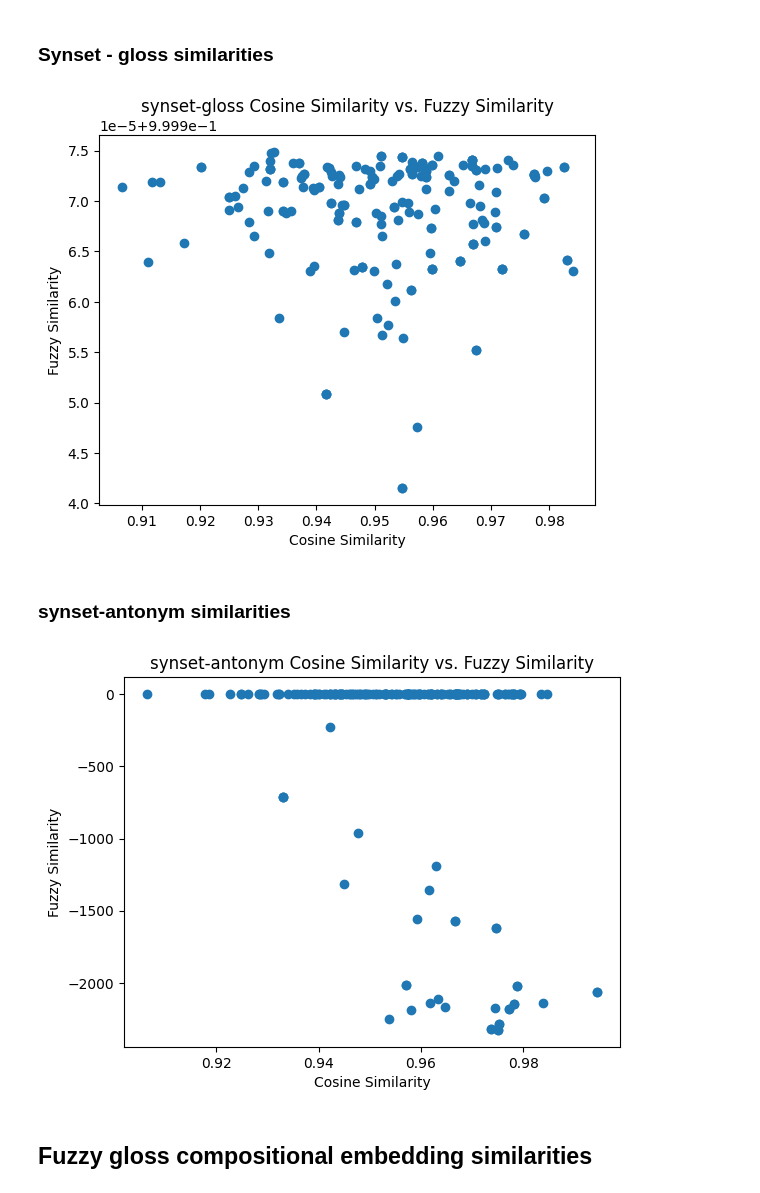
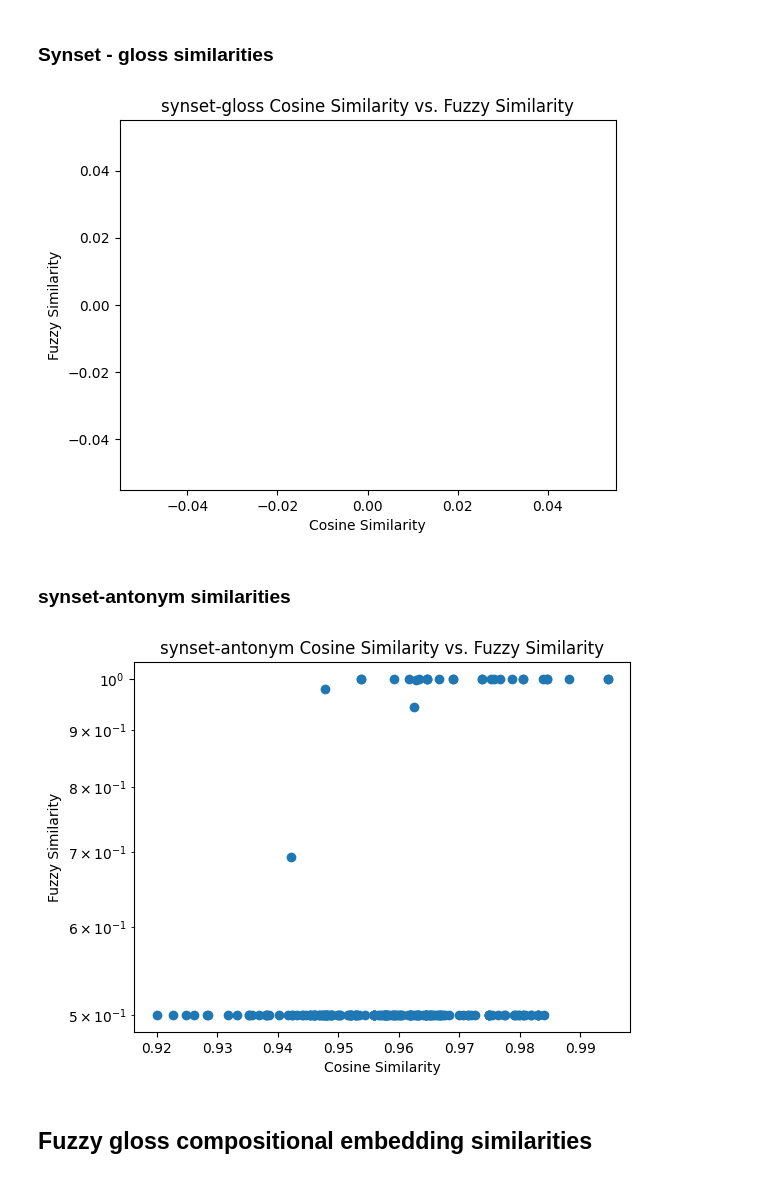
Before and after one commit to IsaacFigNewton/DisCoFuzz, a Jupyter notebook: DisCoFuzz_WF.ipynb, the cells around one changed output. Cells and saved outputs as stored; diff of their text form; code cells hidden in the pictures.

```diff
--- a/DisCoFuzz_WF.ipynb
+++ b/DisCoFuzz_WF.ipynb
@@ -540,7 +541,12 @@ class FourierFuzzifier:
         # normalize the power spectral densities
         if len(tf.shape(a)) != 2:
           raise ValueError(f"Input tensor must have shape (batch_size, kernel_size), received tensor of shape {tf.shape(a)}")
-        return tf.abs(a) / tf.math.reduce_sum(tf.abs(a), axis=0)
+        norms = tf.expand_dims(tf.math.reduce_sum(tf.abs(a), axis=1), axis=1)
+        norms = tf.broadcast_to(
+            norms,
+            [tf.shape(a)[0], tf.shape(a)[1]]
+        )
+        return tf.abs(a) / norms
 
     def similarity(self, a: tf.Tensor, b: tf.Tensor) -> float:
         """
@@ -588,7 +594,7 @@ class FourierFuzzifier:
         # similarity = numerator / (denominator_a * denominator_b + 1e-10)
         # return similarity
 
-        return 1 - total_cost*10
+        return expit(total_cost / a_normed_numpy.shape[0])
 # %% [markdown]
 ## FuzzyFourierTensorTransformer
 # %%
@@ -945,6 +951,9 @@ eval_dict = {
     "lemma_cosine_similarities": list(),
     "lemma_fuzzy_similarities": list(),
 
+    "gloss_gloss_cosine_similarities": list(),
+    "gloss_gloss_fuzzy_similarities": list(),
+
     # for comparing syn-ant IPs
     "syn_ant_cosine_similarities": list(),
     "syn_ant_fuzzy_similarities": list(),
@@ -982,0 +988,11 @@ plt.show()
+# %%
+for a, b in random_pairing_indices:
+  eval_dict["gloss_gloss_cosine_similarities"].append(cosine_similarity(
+      wn_df.loc[a, 'gloss_vect'],
+      wn_df.loc[b, 'gloss_vect']
+  ))
+
+  eval_dict["gloss_gloss_fuzzy_similarities"].append(fuzzifier.similarity(
+        wn_df.loc[a, 'gloss_vect_fuzzy'],
+        wn_df.loc[b, 'gloss_vect_fuzzy']
+  ))
@@ -983,16 +1008,5 @@ plt.show()
 # %% [markdown]
 ### Synset - gloss similarities
-# %%
-for a, b in random_pairing_indices:
-  eval_dict["syn_gloss_cosine_similarities"].append(cosine_similarity(
-      wn_df.loc[a, 'synset_vect'],
-      wn_df.loc[a, 'gloss_vect']
-  ))
-
-  eval_dict["syn_gloss_fuzzy_similarities"].append(fuzzifier.similarity(
-        wn_df.loc[a, 'synset_vect_fuzzy'],
-        wn_df.loc[a, 'gloss_vect_fuzzy']
-  ))
 # %%
 # plot eval_df["cosine_similarities"] against eval_df["fuzzy_similarities"]
 plt.scatter(eval_dict["syn_gloss_cosine_similarities"], eval_dict["syn_gloss_fuzzy_similarities"])
@@ -1001,7 +1015,7 @@ plt.ylabel("Fuzzy Similarity")
 plt.title("synset-gloss Cosine Similarity vs. Fuzzy Similarity")
 plt.show()
 # %% [output]
-[figure, old version]
+[figure, new version]
 # %% [markdown]
 ### synset-antonym similarities
 # %%
@@ -1018,12 +1032,13 @@ for a, b in random_pairing_indices:
 # %%
 # plot eval_df["cosine_similarities"] against eval_df["fuzzy_similarities"]
 plt.scatter(eval_dict["syn_ant_cosine_similarities"], eval_dict["syn_ant_fuzzy_similarities"])
 plt.xlabel("Cosine Similarity")
 plt.ylabel("Fuzzy Similarity")
+plt.yscale("log")
 plt.title("synset-antonym Cosine Similarity vs. Fuzzy Similarity")
 plt.show()
 # %% [output]
-[figure, old version]
+[figure, new version]
 # %% [markdown]
 ## Fuzzy gloss compositional embedding similarities
 # %%
```
Also changed, not shown: parts of 23 cells of this notebook.
